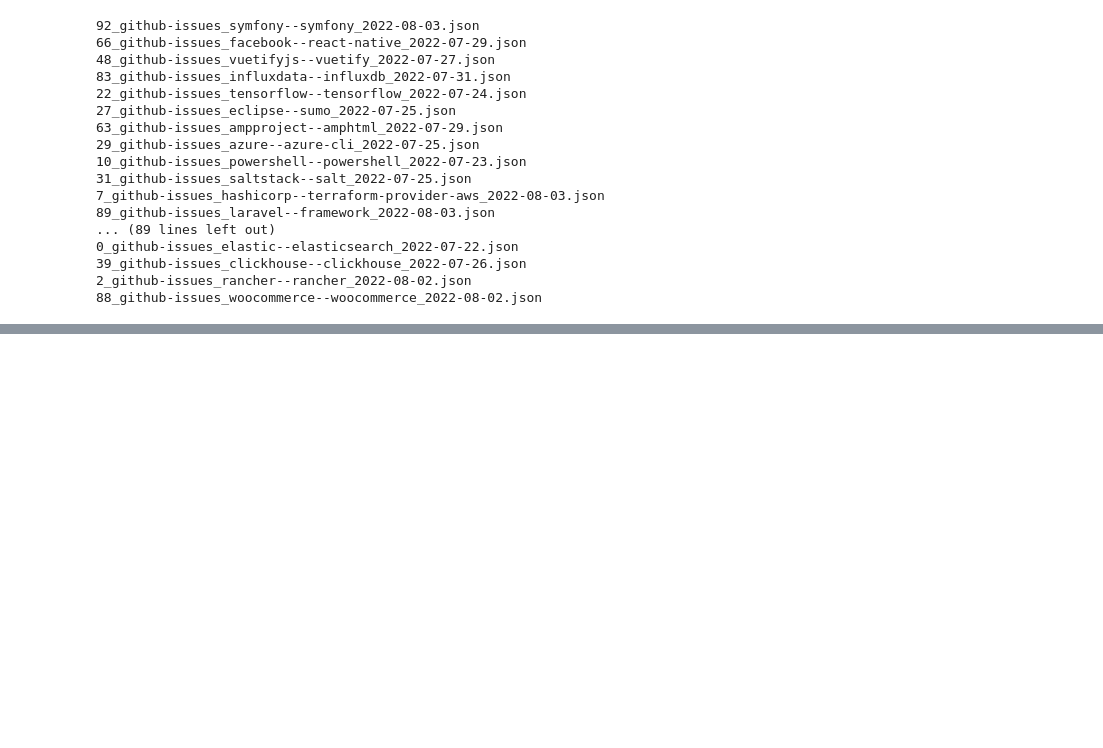
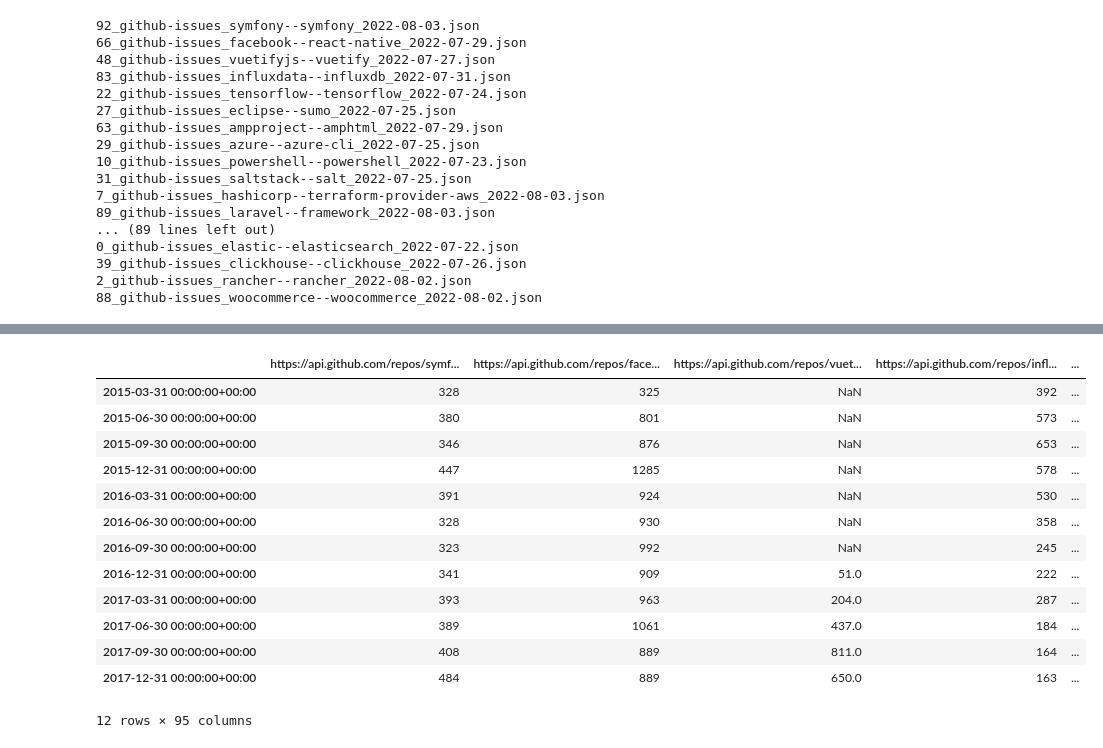
Before and after one commit to RamarkoB/ECMA31350, a Jupyter notebook: issue.ipynb, the cells around one changed output, grey strips where cells are left out. Cells and saved outputs as stored; diff of their text form; code cells hidden in the pictures; blank space fills up the shorter version.

```diff
--- a/issue.ipynb
+++ b/issue.ipynb
@@ -84,0 +112,19 @@ bigdf.to_csv('githubData.csv')
+# %%
+countsdf = pd.concat(counts, axis=1)
+countsdf.to_csv("githubCounts.csv")
+countsdf
+# %% [output]
+|  | https://api.github.com/repos/symf... | https://api.github.com/repos/face... | https://api.github.com/repos/vuet... | https://api.github.com/repos/infl... | ... |
+| 2015-03-31 00:00:00+00:00 | 328 | 325 | NaN | 392 | ... |
+| 2015-06-30 00:00:00+00:00 | 380 | 801 | NaN | 573 | ... |
+| 2015-09-30 00:00:00+00:00 | 346 | 876 | NaN | 653 | ... |
+| 2015-12-31 00:00:00+00:00 | 447 | 1285 | NaN | 578 | ... |
+| 2016-03-31 00:00:00+00:00 | 391 | 924 | NaN | 530 | ... |
+| 2016-06-30 00:00:00+00:00 | 328 | 930 | NaN | 358 | ... |
+| 2016-09-30 00:00:00+00:00 | 323 | 992 | NaN | 245 | ... |
+| 2016-12-31 00:00:00+00:00 | 341 | 909 | 51.0 | 222 | ... |
+| 2017-03-31 00:00:00+00:00 | 393 | 963 | 204.0 | 287 | ... |
+| 2017-06-30 00:00:00+00:00 | 389 | 1061 | 437.0 | 184 | ... |
+| 2017-09-30 00:00:00+00:00 | 408 | 889 | 811.0 | 164 | ... |
+| 2017-12-31 00:00:00+00:00 | 484 | 889 | 650.0 | 163 | ... |
+12 rows × 95 columns
```
Also changed, not shown: parts of 4 cells of this notebook, 2 other files.
